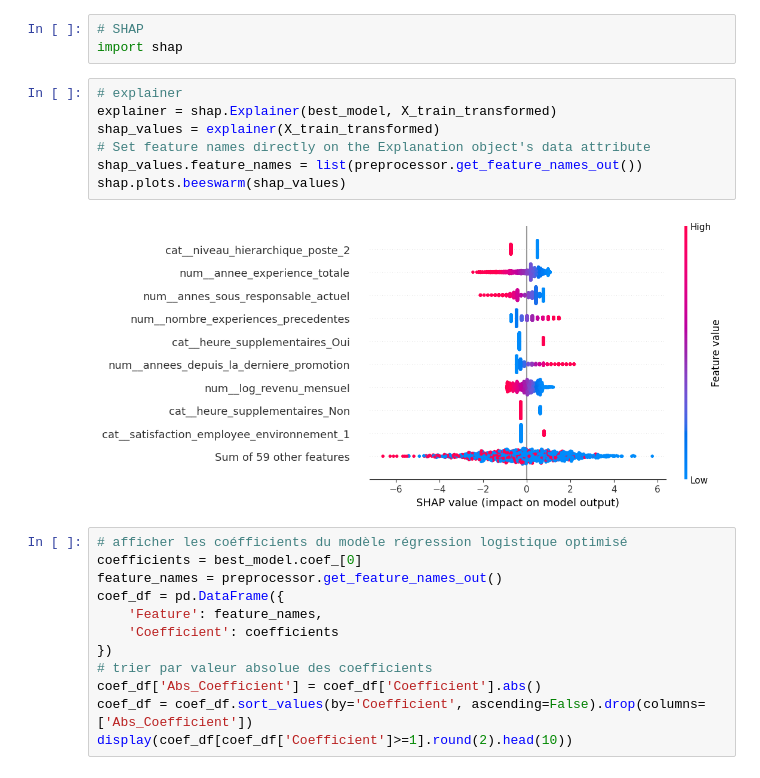
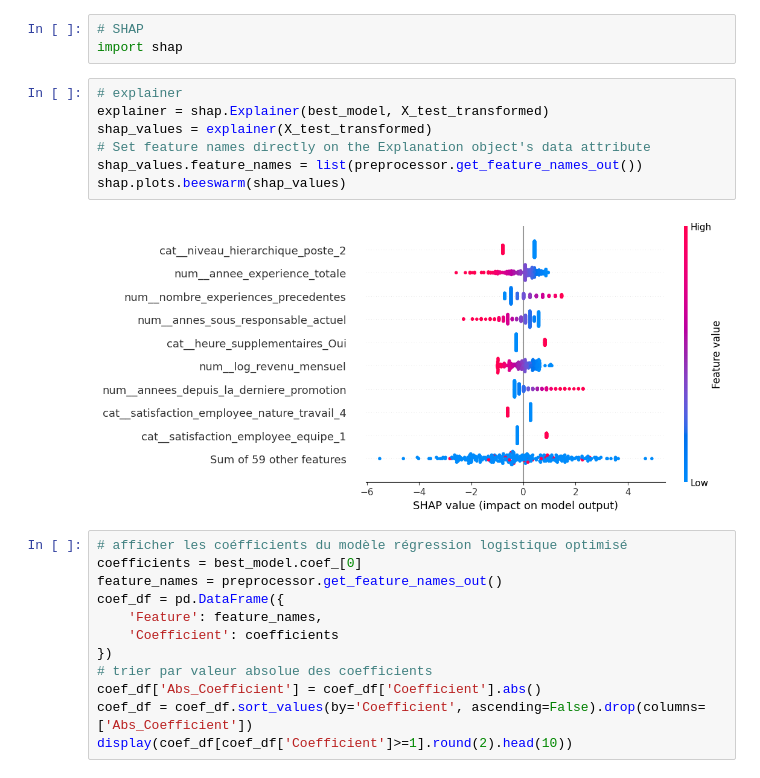
Before and after one commit to AIEngOc2025/Projet4, a Jupyter notebook: Developpement/classification_informations.ipynb, the cells around one changed output. Cells and saved outputs as stored; diff of their text form.

Commit message:
add shap

```diff
--- a/Developpement/classification_informations.ipynb
+++ b/Developpement/classification_informations.ipynb
@@ -892,13 +892,13 @@ plt.grid()
 import shap
 # %%
 # explainer
-explainer = shap.Explainer(best_model, X_train_transformed)
-shap_values = explainer(X_train_transformed)
+explainer = shap.Explainer(best_model, X_test_transformed)
+shap_values = explainer(X_test_transformed)
 # Set feature names directly on the Explanation object's data attribute
 shap_values.feature_names = list(preprocessor.get_feature_names_out())
 shap.plots.beeswarm(shap_values)
 # %% [output]
-[figure, old version]
+[figure, new version]
 # %%
 # afficher les coéfficients du modèle régression logistique optimisé
 coefficients = best_model.coef_[0]
```
